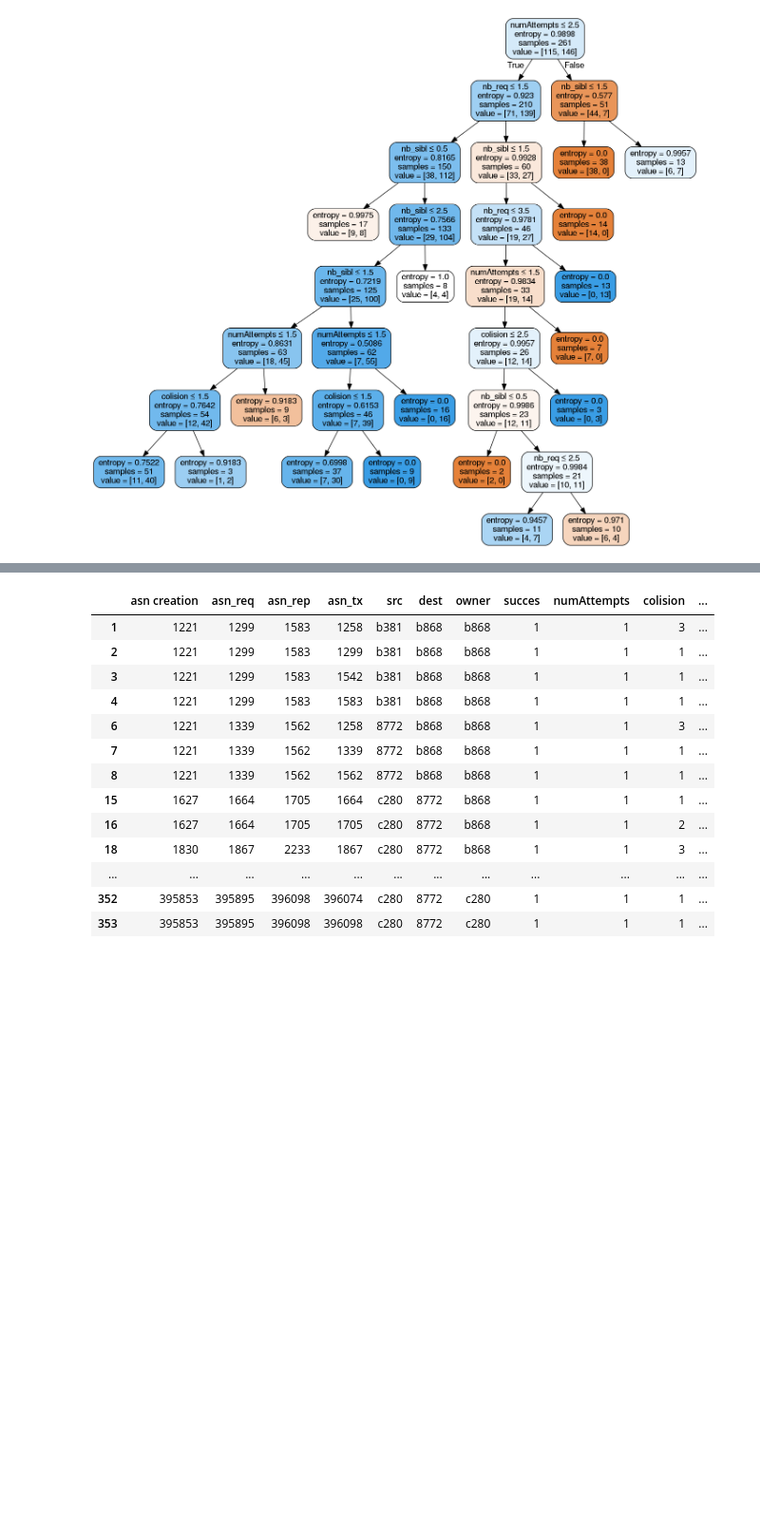
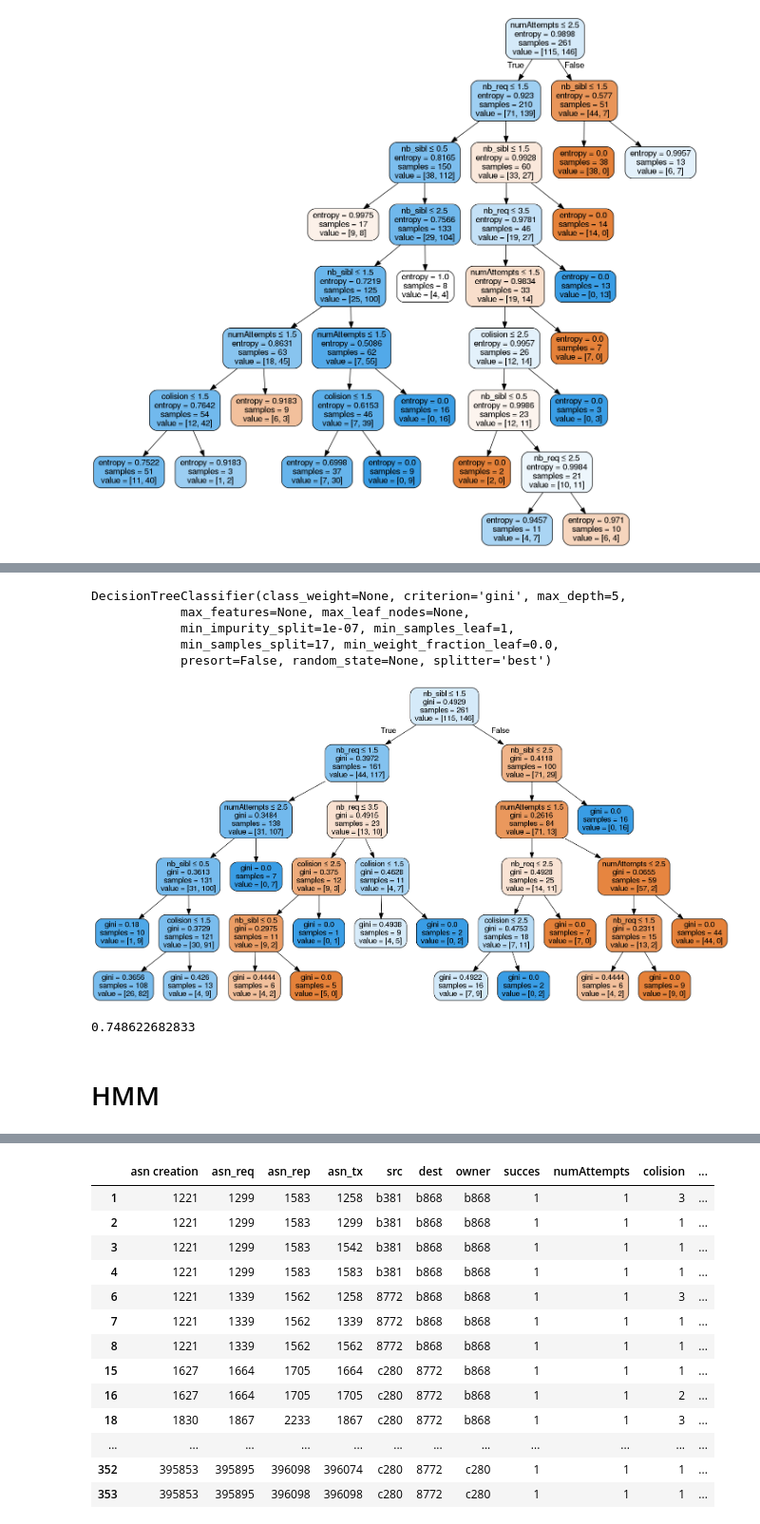
Before and after one commit to pomme-abricot/openwsn-sw, a Jupyter notebook: software/openAnalyzer/TEST_lecture_de_fichier.ipynb, the cells around one changed output, grey strips where cells are left out. Shown at 95% size. Cells and saved outputs as stored; diff of their text form; code cells hidden in the pictures; blank space fills up the shorter version.

```diff
--- a/software/openAnalyzer/TEST_lecture_de_fichier.ipynb
+++ b/software/openAnalyzer/TEST_lecture_de_fichier.ipynb
@@ -264,0 +296,7 @@ Image(graph.create_png())
+# %%
+parameters = {'max_depth':range(3,20),
+              'min_samples_split':range(10,50)}
+clf = model_selection.GridSearchCV(tree.DecisionTreeClassifier(), parameters, n_jobs=4, cv=7)
+clf.fit(X, y=y)
+tree_model = clf.best_estimator_
+print (clf.best_score_, clf.best_params_)
@@ -264,0 +318,24 @@ Image(graph.create_png())
+# %%
+tree_model
+# %% [output]
+DecisionTreeClassifier(class_weight=None, criterion='gini', max_depth=5,
+            max_features=None, max_leaf_nodes=None,
+            min_impurity_split=1e-07, min_samples_leaf=1,
+            min_samples_split=17, min_weight_fraction_leaf=0.0,
+            presort=False, random_state=None, splitter='best')
+# %%
+dot_data = tree.export_graphviz(tree_model, out_file=None,
+                         feature_names=features,
+                         filled=True, rounded=True,
+                         special_characters=True)
+graph = pydotplus.graph_from_dot_data(dot_data)
+Image(graph.create_png())
+# %% [output]
+[figure, added]
+# %%
+scores = cross_val_score(estimator=dt, X=x, y=y, cv=7, n_jobs=4)
+print scores.mean()
+# %% [output]
+0.748622682833
+# %% [markdown]
+# HMM
```
Also changed, not shown: parts of 12 cells of this notebook, 10 other files.
